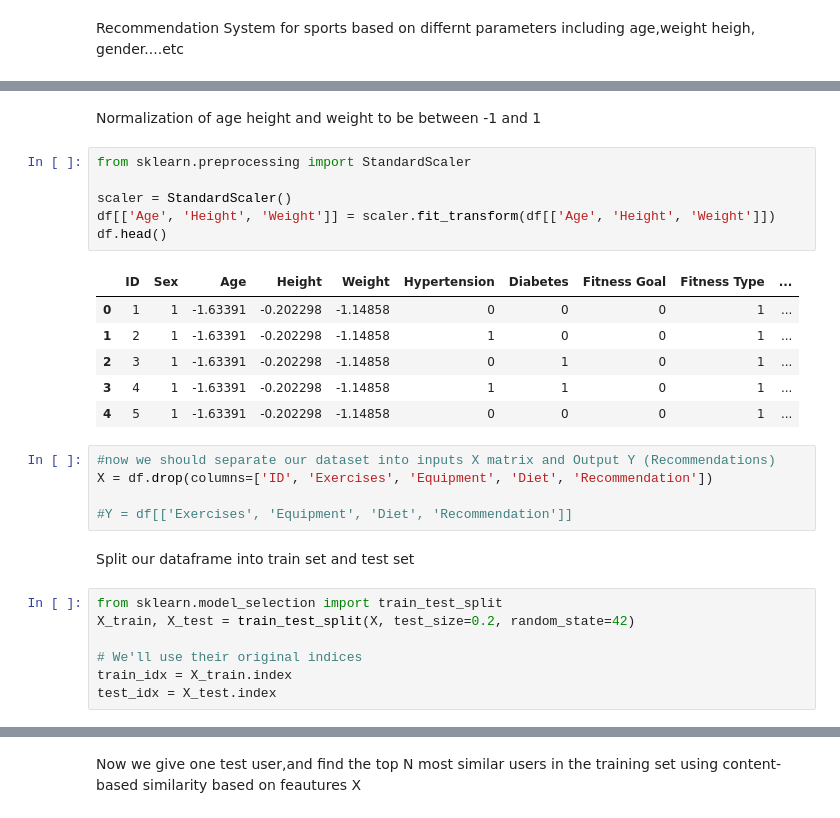
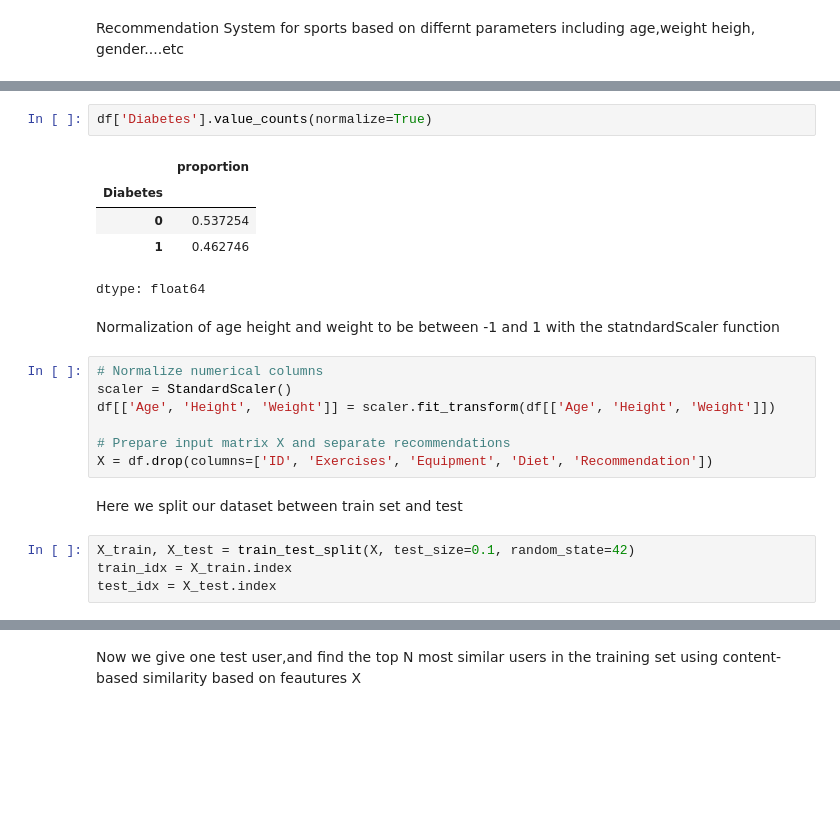
Before and after one commit to Faycal99/Recommendation_System_For_Sports, a Jupyter notebook: RecommendationSystemFirstTry.ipynb, the cells around one changed output, grey strips where cells are left out. Drawn from its saved outputs; the diff is of its cells as text; blank space fills up the shorter version.

```diff
--- a/RecommendationSystemFirstTry.ipynb
+++ b/RecommendationSystemFirstTry.ipynb
@@ -44,29 +46,23 @@ df.head()
+# %%
+df['Diabetes'].value_counts(normalize=True)
+# %% [output]
+|  | proportion |
+| Diabetes |  |
+| 0 | 0.537254 |
+| 1 | 0.462746 |
+dtype: float64
 # %% [markdown]
-Normalization of age height and weight to be between -1 and 1
+Normalization of age height and weight to be between -1 and 1 with the statndardScaler function
 # %%
-from sklearn.preprocessing import StandardScaler
-
+# Normalize numerical columns
 scaler = StandardScaler()
 df[['Age', 'Height', 'Weight']] = scaler.fit_transform(df[['Age', 'Height', 'Weight']])
-df.head()
+
+# Prepare input matrix X and separate recommendations
+X = df.drop(columns=['ID', 'Exercises', 'Equipment', 'Diet', 'Recommendation'])
-# %% [output]
-|  | ID | Sex | Age | Height | Weight | Hypertension | Diabetes | Fitness Goal | Fitness Type | ... |
-| 0 | 1 | 1 | -1.63391 | -0.202298 | -1.14858 | 0 | 0 | 0 | 1 | ... |
-| 1 | 2 | 1 | -1.63391 | -0.202298 | -1.14858 | 1 | 0 | 0 | 1 | ... |
-| 2 | 3 | 1 | -1.63391 | -0.202298 | -1.14858 | 0 | 1 | 0 | 1 | ... |
-| 3 | 4 | 1 | -1.63391 | -0.202298 | -1.14858 | 1 | 1 | 0 | 1 | ... |
-| 4 | 5 | 1 | -1.63391 | -0.202298 | -1.14858 | 0 | 0 | 0 | 1 | ... |
-# %%
-#now we should separate our dataset into inputs X matrix and Output Y (Recommendations)
-X = df.drop(columns=['ID', 'Exercises', 'Equipment', 'Diet', 'Recommendation'])
-
-#Y = df[['Exercises', 'Equipment', 'Diet', 'Recommendation']]
 # %% [markdown]
-Split our dataframe into train set and test set
+Here we split our dataset between train set and test
 # %%
-from sklearn.model_selection import train_test_split
-X_train, X_test = train_test_split(X, test_size=0.2, random_state=42)
-
-# We'll use their original indices
+X_train, X_test = train_test_split(X, test_size=0.1, random_state=42)
 train_idx = X_train.index
 test_idx = X_test.index
```
Also changed, not shown: parts of 39 cells of this notebook.
